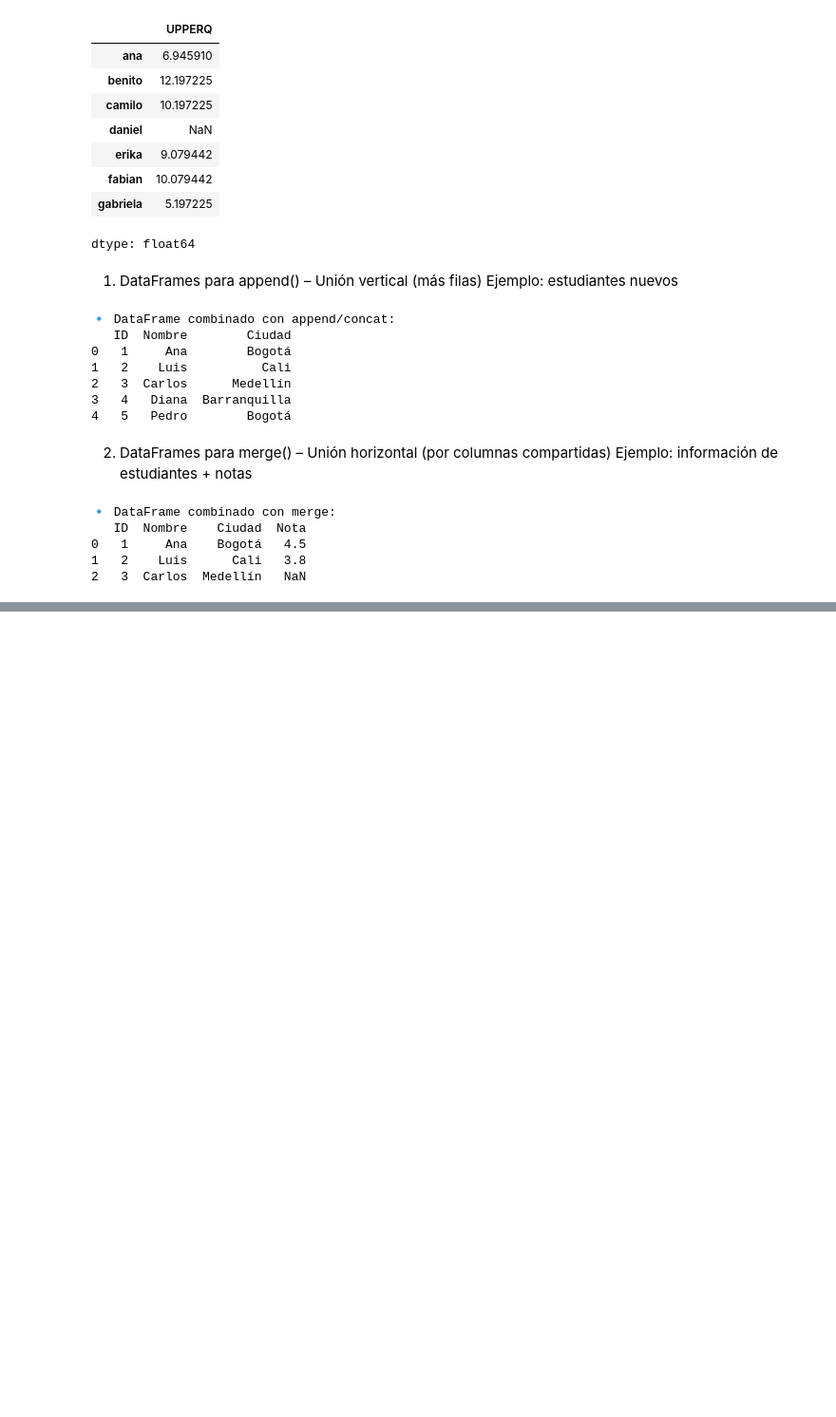
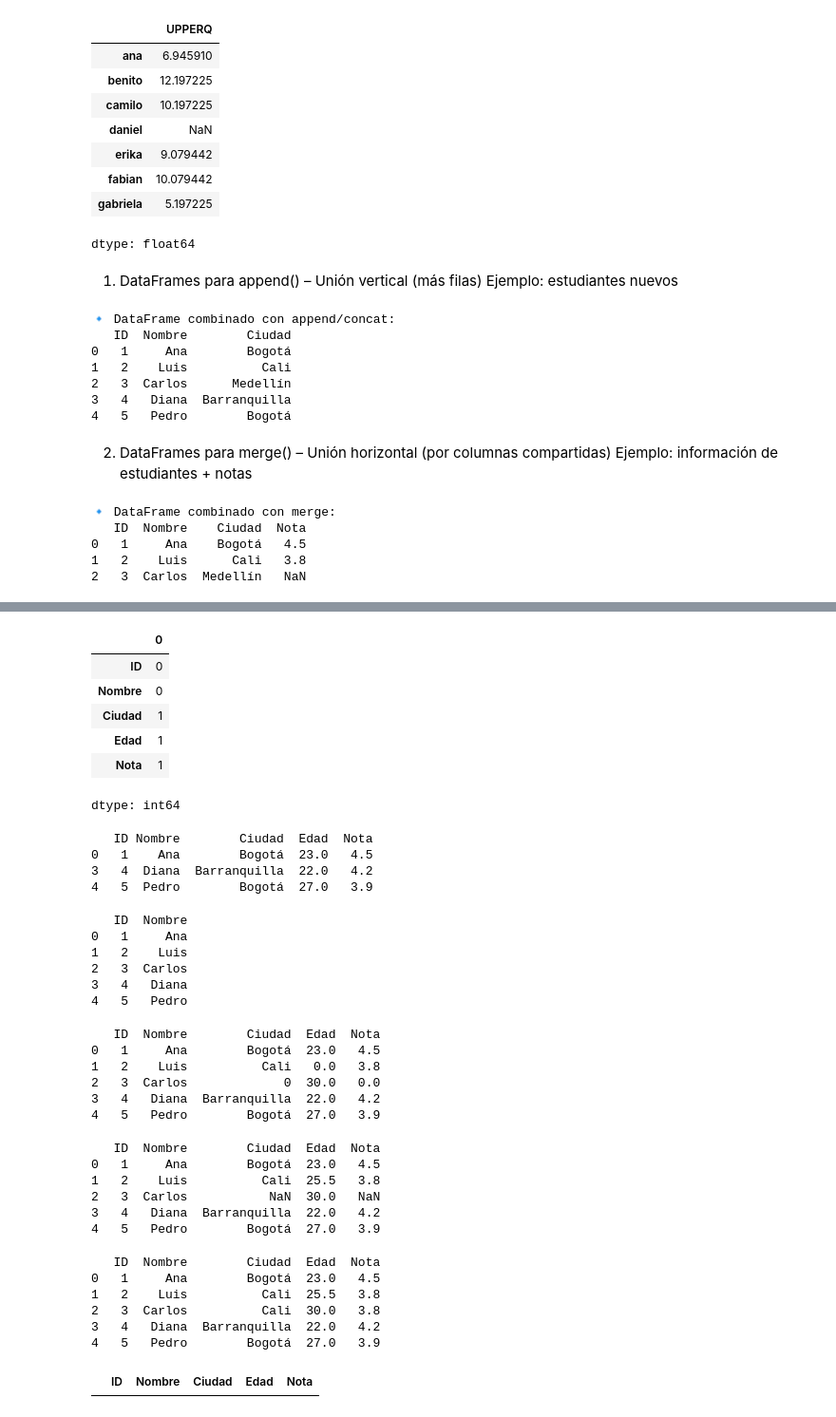
Before and after one commit to damasoer/MACHINE-LEARNING-I, a Jupyter notebook: 1_Dataframes.ipynb, the cells around one changed output, grey strips where cells are left out. Shown: that part at 95% size. Cells and saved outputs as stored; diff of their text form; code cells hidden in the pictures; blank space fills up the shorter version.

```diff
--- a/1_Dataframes.ipynb
+++ b/1_Dataframes.ipynb
@@ -676,0 +710,49 @@ print(df_merge)
+# %%
+df.isnull().sum()
+# %% [output]
+|  | 0 |
+| ID | 0 |
+| Nombre | 0 |
+| Ciudad | 1 |
+| Edad | 1 |
+| Nota | 1 |
+dtype: int64
+# %%
+df_sin_nulos = df.dropna()
+
+print(df_sin_nulos)
+# %% [output]
+   ID Nombre        Ciudad  Edad  Nota
+0   1    Ana        Bogotá  23.0   4.5
+3   4  Diana  Barranquilla  22.0   4.2
+4   5  Pedro        Bogotá  27.0   3.9
+# %%
+df_sin_columnas_nulas = df.dropna(axis=1)
+print(df_sin_columnas_nulas)
+# %% [output]
+   ID  Nombre
+0   1     Ana
+1   2    Luis
+2   3  Carlos
+3   4   Diana
+4   5   Pedro
+# %%
+df_filled = df.fillna(0)
+print(df_filled)
+# %% [output]
+   ID  Nombre        Ciudad  Edad  Nota
+0   1     Ana        Bogotá  23.0   4.5
+1   2    Luis          Cali   0.0   3.8
+2   3  Carlos             0  30.0   0.0
+3   4   Diana  Barranquilla  22.0   4.2
+4   5   Pedro        Bogotá  27.0   3.9
+# %%
+df['Edad'] = df['Edad'].fillna(df['Edad'].mean())
+print(df)
+# %% [output]
+   ID  Nombre        Ciudad  Edad  Nota
+0   1     Ana        Bogotá  23.0   4.5
+1   2    Luis          Cali  25.5   3.8
+2   3  Carlos           NaN  30.0   NaN
+3   4   Diana  Barranquilla  22.0   4.2
+4   5   Pedro        Bogotá  27.0   3.9
@@ -676,0 +762,13 @@ print(df_merge)
+# %%
+print(df)
+# %% [output]
+   ID  Nombre        Ciudad  Edad  Nota
+0   1     Ana        Bogotá  23.0   4.5
+1   2    Luis          Cali  25.5   3.8
+2   3  Carlos          Cali  30.0   3.8
+3   4   Diana  Barranquilla  22.0   4.2
+4   5   Pedro        Bogotá  27.0   3.9
+# %%
+df[df['Ciudad'].isnull()]
+# %% [output]
+|  | ID | Nombre | Ciudad | Edad | Nota |
```
Also changed, not shown: parts of 4 cells of this notebook.
